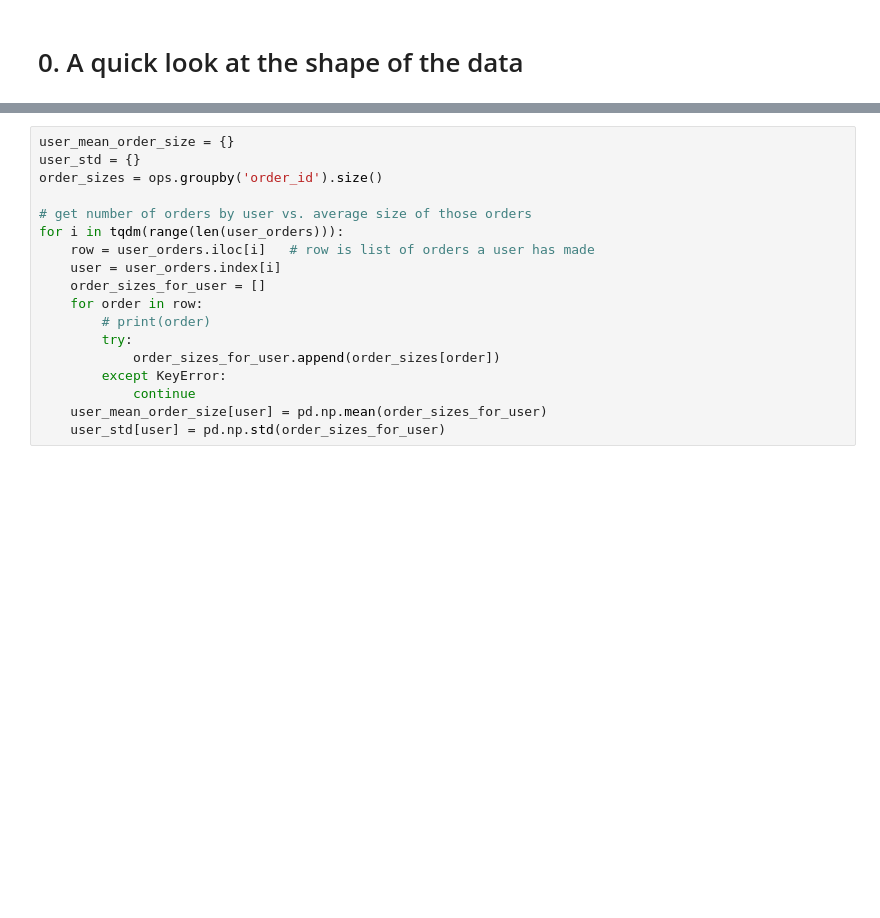
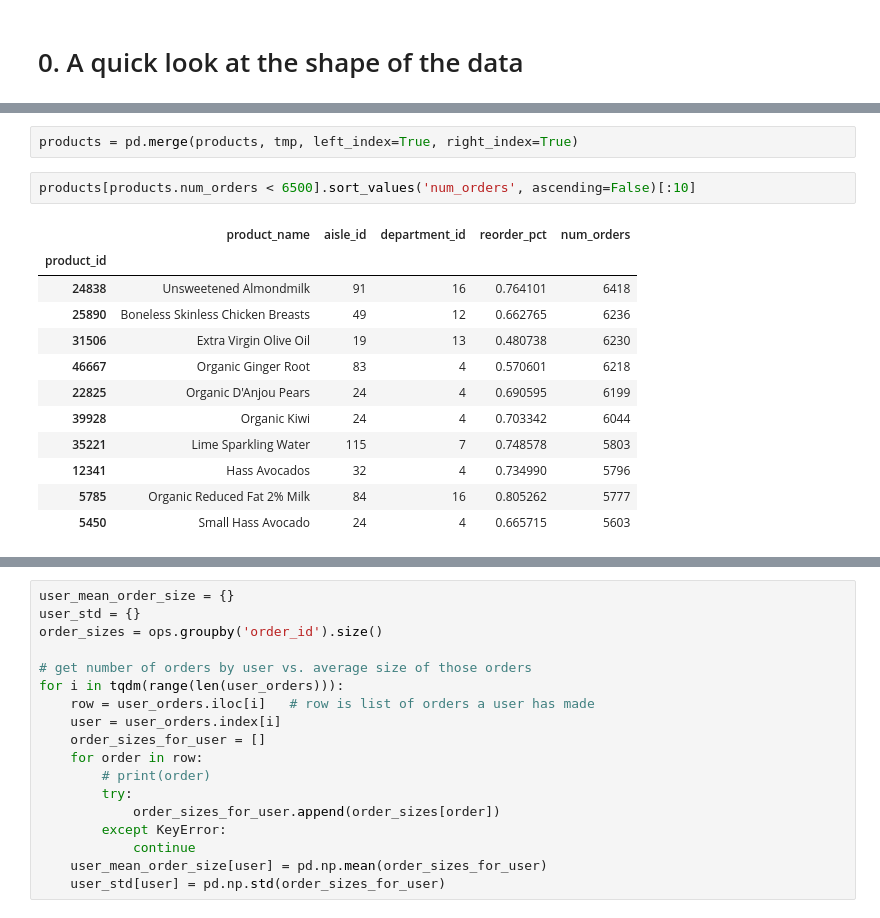
Before and after one commit to notsambeck/eda, a Jupyter notebook: instacart_EDA.ipynb, the cells around one changed output, grey strips where cells are left out. Saved outputs shown, nothing was run; the diff lists cells and outputs as text; blank space fills up the shorter version.

```diff
--- a/instacart_EDA.ipynb
+++ b/instacart_EDA.ipynb
@@ -316,0 +260,17 @@ Text(0,0.5,'')
+# %%
+products = pd.merge(products, tmp, left_index=True, right_index=True)
+# %%
+products[products.num_orders < 6500].sort_values('num_orders', ascending=False)[:10]
+# %% [output]
+|  | product_name | aisle_id | department_id | reorder_pct | num_orders |
+| product_id |  |  |  |  |  |
+| 24838 | Unsweetened Almondmilk | 91 | 16 | 0.764101 | 6418 |
+| 25890 | Boneless Skinless Chicken Breasts | 49 | 12 | 0.662765 | 6236 |
+| 31506 | Extra Virgin Olive Oil | 19 | 13 | 0.480738 | 6230 |
+| 46667 | Organic Ginger Root | 83 | 4 | 0.570601 | 6218 |
+| 22825 | Organic D'Anjou Pears | 24 | 4 | 0.690595 | 6199 |
+| 39928 | Organic Kiwi | 24 | 4 | 0.703342 | 6044 |
+| 35221 | Lime Sparkling Water | 115 | 7 | 0.748578 | 5803 |
+| 12341 | Hass Avocados | 32 | 4 | 0.734990 | 5796 |
+| 5785 | Organic Reduced Fat 2% Milk | 84 | 16 | 0.805262 | 5777 |
+| 5450 | Small Hass Avocado | 24 | 4 | 0.665715 | 5603 |
```
Also changed, not shown: parts of 62 cells of this notebook.
